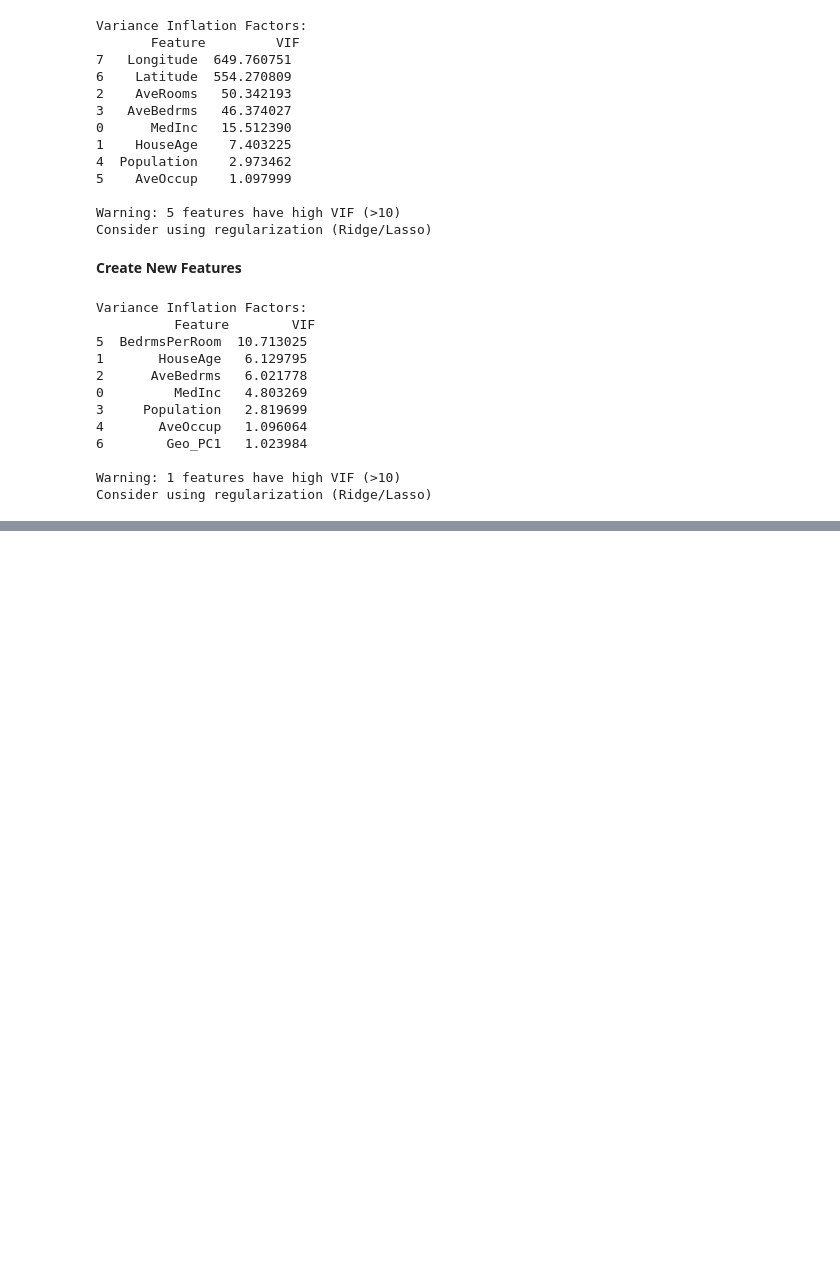
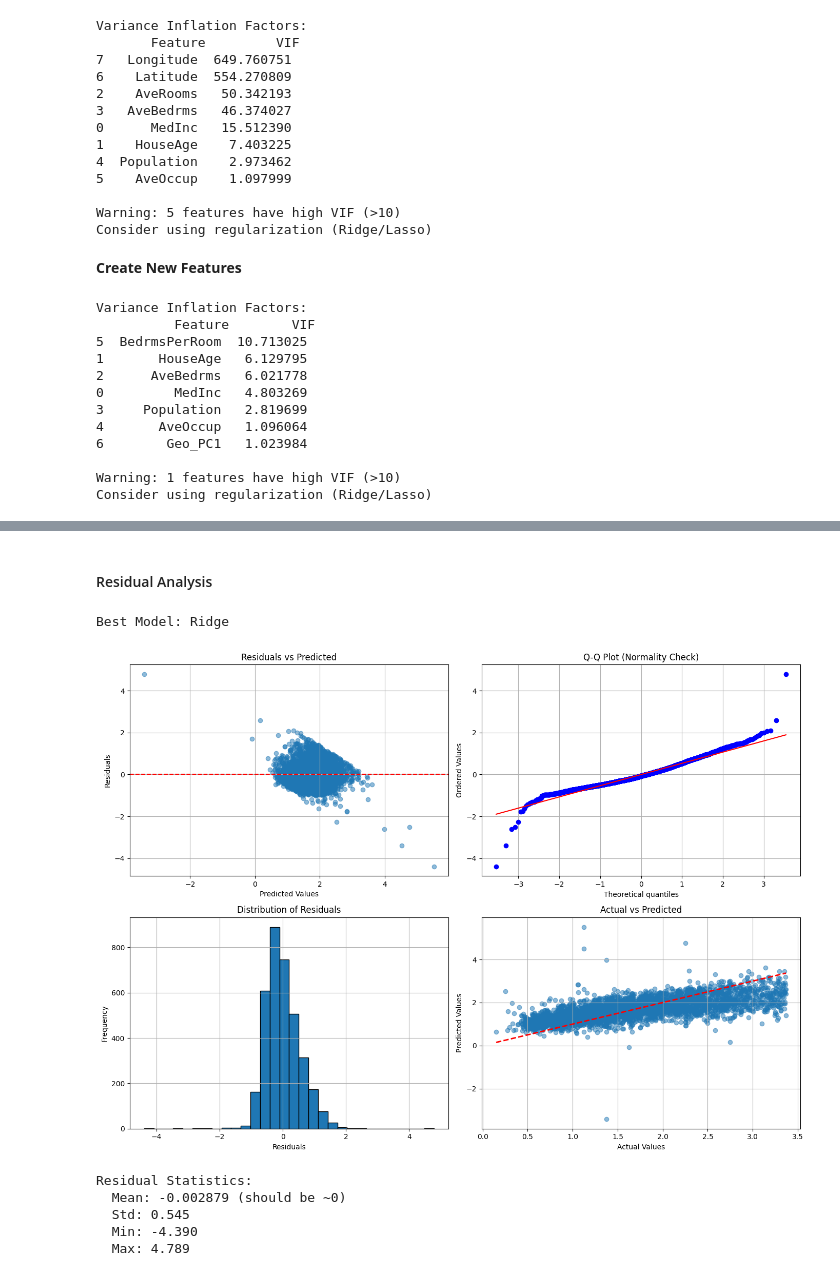
Before and after one commit to mdmohsin212/interview-prep, a Jupyter notebook: ML/Supervised Learning/Regression/Project.ipynb, the cells around one changed output, grey strips where cells are left out. Drawn from its saved outputs; the diff is of its cells as text; code cells hidden in the pictures; blank space fills up the shorter version.

```diff
--- a/ML/Supervised Learning/Regression/Project.ipynb
+++ b/ML/Supervised Learning/Regression/Project.ipynb
@@ -230,0 +278,11 @@ Consider using regularization (Ridge/Lasso)
+# %%
+ridge_model = Ridge(alpha=1.0)
+ridge_model.fit(x_tarin_scaled, y_train)
+
+y_test_pred_ridge = ridge_model.predict(x_test_scaled)
+test_rmse_ridge = np.sqrt(mean_squared_error(y_test, y_test_pred_ridge))
+test_r2_ridge = r2_score(y_test, y_test_pred_ridge)
+
+print("\nRidge Regression:")
+print(f"  Test RMSE: {test_rmse_ridge:.3f}")
+print(f"  Test R²: {test_r2_ridge:.3f}")
@@ -230,0 +343,62 @@ Consider using regularization (Ridge/Lasso)
+# %% [markdown]
+#### Residual Analysis
+# %%
+best_model_name = result_df.loc[result_df['RMSE'].idxmin(), 'Model']
+best_model = models[best_model_name][0]
+best_predictions = models[best_model_name][1]
+
+residuals = y_test - best_predictions
+
+print(f"\nBest Model: {best_model_name}")
+# %% [output]
+Best Model: Ridge
+# %%
+fig, axes = plt.subplots(2, 2, figsize=(14, 10))
+
+# 1. Residuals vs Predicted
+axes[0, 0].scatter(best_predictions, residuals, alpha=0.5)
+axes[0, 0].axhline(y=0, color='r', linestyle='--')
+axes[0, 0].set_xlabel('Predicted Values')
+axes[0, 0].set_ylabel('Residuals')
+axes[0, 0].set_title('Residuals vs Predicted')
+axes[0, 0].grid(True)
+
+# 2. Q-Q Plot
+from scipy import stats
+stats.probplot(residuals, dist="norm", plot=axes[0, 1])
+axes[0, 1].set_title('Q-Q Plot (Normality Check)')
+axes[0, 1].grid(True)
+
+# 3. Histogram of Residuals
+axes[1, 0].hist(residuals, bins=30, edgecolor='black')
+axes[1, 0].set_xlabel('Residuals')
+axes[1, 0].set_ylabel('Frequency')
+axes[1, 0].set_title('Distribution of Residuals')
+axes[1, 0].grid(True)
+
+# 4. Actual vs Predicted
+axes[1, 1].scatter(y_test, best_predictions, alpha=0.5)
+axes[1, 1].plot([y_test.min(), y_test.max()],
+                [y_test.min(), y_test.max()], 'r--', linewidth=2)
+axes[1, 1].set_xlabel('Actual Values')
+axes[1, 1].set_ylabel('Predicted Values')
+axes[1, 1].set_title('Actual vs Predicted')
+axes[1, 1].grid(True)
+
+plt.tight_layout()
+plt.show()
+# %% [output]
+[figure, added]
+# %%
+# Residual statistics
+print("\nResidual Statistics:")
+print(f"  Mean: {residuals.mean():.6f} (should be ~0)")
+print(f"  Std: {residuals.std():.3f}")
+print(f"  Min: {residuals.min():.3f}")
+print(f"  Max: {residuals.max():.3f}")
+# %% [output]
+Residual Statistics:
+  Mean: -0.002879 (should be ~0)
+  Std: 0.545
+  Min: -4.390
+  Max: 4.789
```
Also changed, not shown: parts of 13 cells of this notebook.
